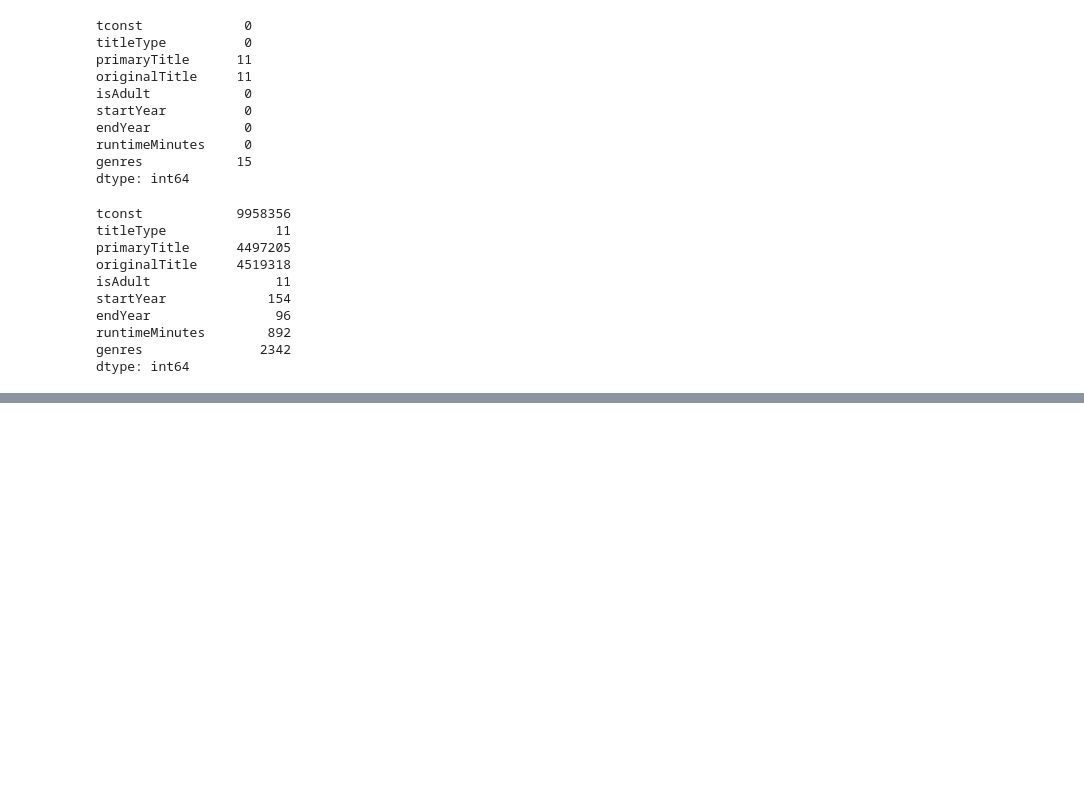
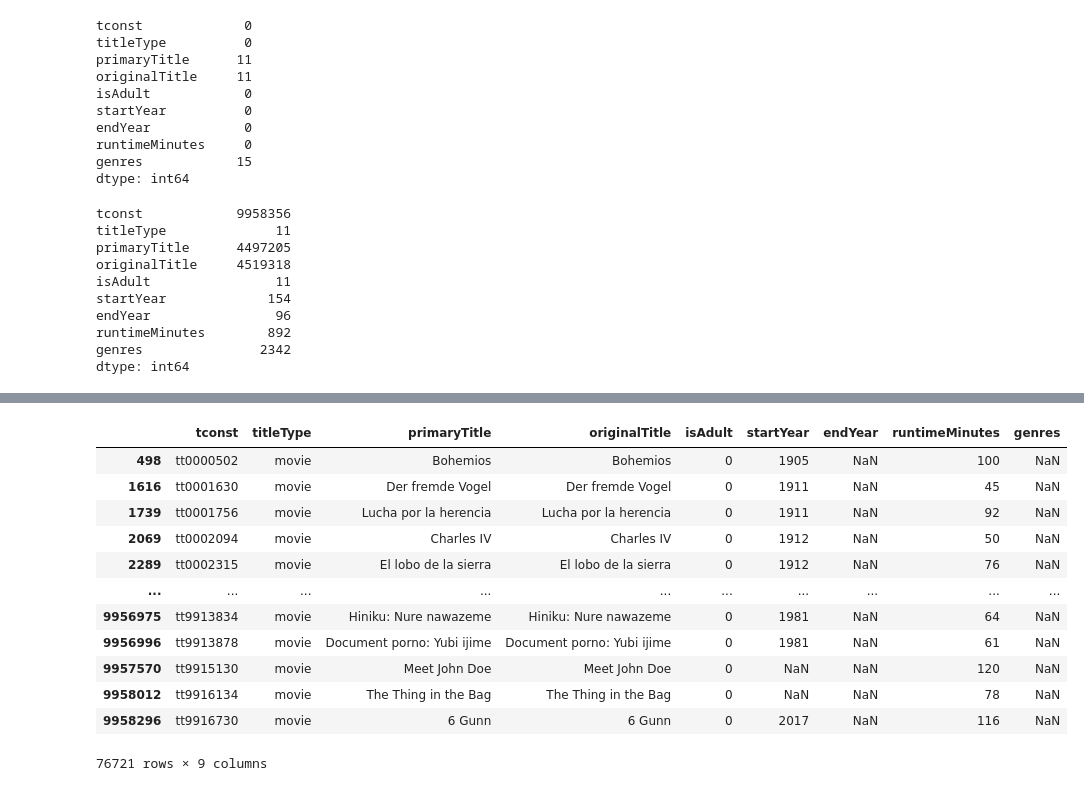
Before and after one commit to ericakitano/Project-3---Movies, a Jupyter notebook: Project 3 - Movies.ipynb, the cells around one changed output, grey strips where cells are left out. Cells and saved outputs as stored; diff of their text form; code cells hidden in the pictures; blank space fills up the shorter version.

```diff
--- a/Project 3 - Movies.ipynb
+++ b/Project 3 - Movies.ipynb
@@ -121,0 +136,21 @@ basics[filter1]
+# %%
+# Eliminate movies that are null for runtimeMinutes
+basics = basics[~filter1]
+# %%
+# Display the rows that contain null values in the genres column
+filter2 = basics['genres'].isna() == True
+basics[filter2]
+# %% [output]
+|  | tconst | titleType | primaryTitle | originalTitle | isAdult | startYear | endYear | runtimeMinutes | genres |
+| 498 | tt0000502 | movie | Bohemios | Bohemios | 0 | 1905 | NaN | 100 | NaN |
+| 1616 | tt0001630 | movie | Der fremde Vogel | Der fremde Vogel | 0 | 1911 | NaN | 45 | NaN |
+| 1739 | tt0001756 | movie | Lucha por la herencia | Lucha por la herencia | 0 | 1911 | NaN | 92 | NaN |
+| 2069 | tt0002094 | movie | Charles IV | Charles IV | 0 | 1912 | NaN | 50 | NaN |
+| 2289 | tt0002315 | movie | El lobo de la sierra | El lobo de la sierra | 0 | 1912 | NaN | 76 | NaN |
+| ... | ... | ... | ... | ... | ... | ... | ... | ... | ... |
+| 9956975 | tt9913834 | movie | Hiniku: Nure nawazeme | Hiniku: Nure nawazeme | 0 | 1981 | NaN | 64 | NaN |
+| 9956996 | tt9913878 | movie | Document porno: Yubi ijime | Document porno: Yubi ijime | 0 | 1981 | NaN | 61 | NaN |
+| 9957570 | tt9915130 | movie | Meet John Doe | Meet John Doe | 0 | NaN | NaN | 120 | NaN |
+| 9958012 | tt9916134 | movie | The Thing in the Bag | The Thing in the Bag | 0 | NaN | NaN | 78 | NaN |
+| 9958296 | tt9916730 | movie | 6 Gunn | 6 Gunn | 0 | 2017 | NaN | 116 | NaN |
+76721 rows × 9 columns
```
Also changed, not shown: parts of 12 cells of this notebook.
